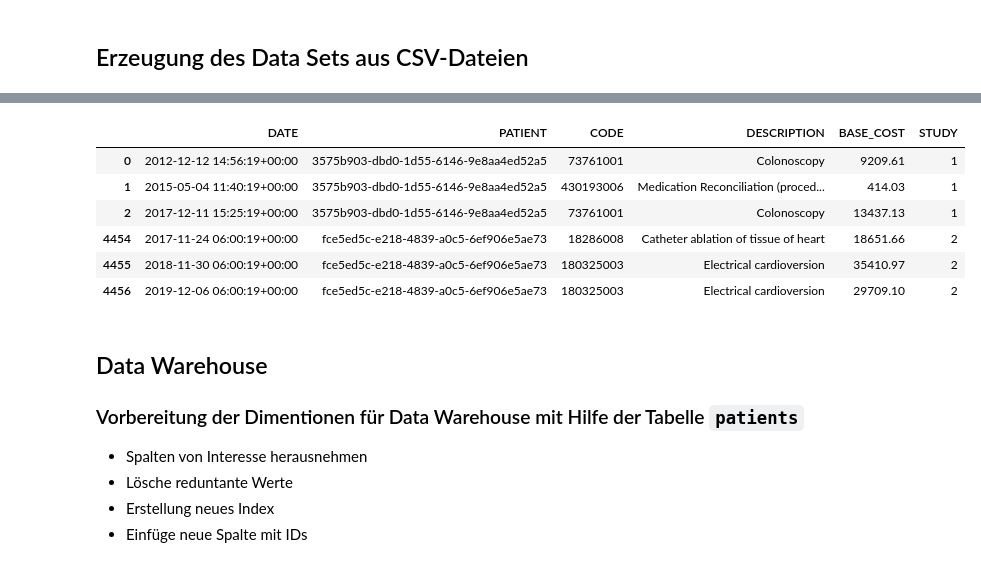
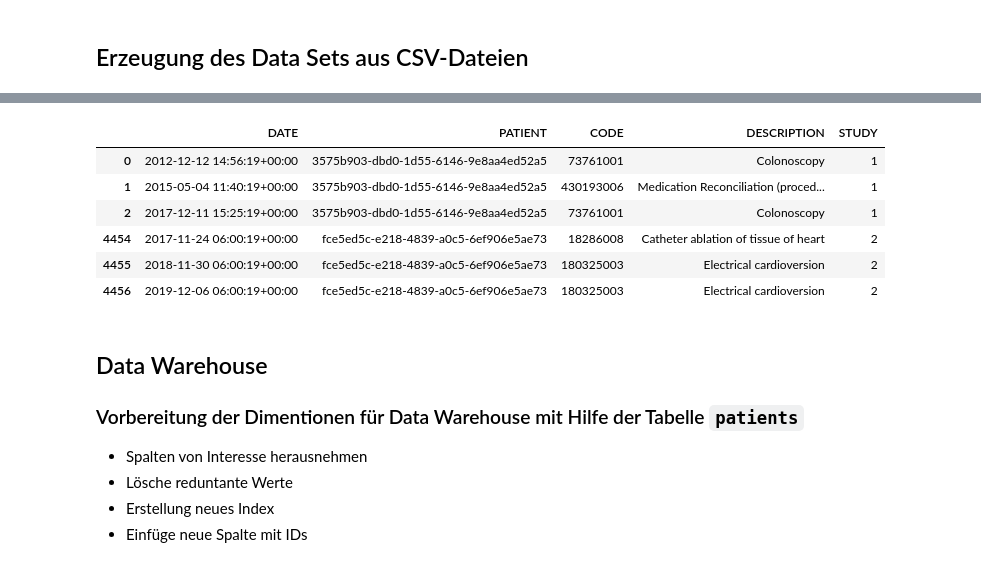
Before and after one commit to Fuenfgeld/TeamDataScDatenmanagementUndArchivierung, a Jupyter notebook: COVID19_Allergy_ETL.ipynb, the cells around one changed output, grey strips where cells are left out. Saved outputs shown, nothing was run; the diff lists cells and outputs as text; code cells hidden in the pictures.

```diff
--- a/COVID19_Allergy_ETL.ipynb
+++ b/COVID19_Allergy_ETL.ipynb
@@ -243,27 +205,27 @@ pd.concat([condition.head(3), condition.tail(3)])
 # %%
 # Procedures
 
 procedure_cov = pd.read_csv(material_path_covid19 + "/procedures.csv")
 procedure_cov["STUDY"] = 2
 
 procedure_all = pd.read_csv(material_path_allergy + "/procedures.csv")
 procedure_all["STUDY"] = 1
 
 procedure = pd.concat([procedure_all, procedure_cov])
 
-procedure = procedure.drop(['ENCOUNTER', 'REASONCODE', 'REASONDESCRIPTION'], axis=1)
+procedure = procedure.drop(['ENCOUNTER', 'REASONCODE', 'REASONDESCRIPTION', 'BASE_COST'], axis=1)
 
 procedure["DATE"] = pd.to_datetime(procedure["DATE"])
 
 pd.concat([procedure.head(3), procedure.tail(3)])
 # %% [output]
-|  | DATE | PATIENT | CODE | DESCRIPTION | BASE_COST | STUDY |
-| 0 | 2012-12-12 14:56:19+00:00 | 3575b903-dbd0-1d55-6146-9e8aa4ed52a5 | 73761001 | Colonoscopy | 9209.61 | 1 |
-| 1 | 2015-05-04 11:40:19+00:00 | 3575b903-dbd0-1d55-6146-9e8aa4ed52a5 | 430193006 | Medication Reconciliation (proced... | 414.03 | 1 |
-| 2 | 2017-12-11 15:25:19+00:00 | 3575b903-dbd0-1d55-6146-9e8aa4ed52a5 | 73761001 | Colonoscopy | 13437.13 | 1 |
-| 4454 | 2017-11-24 06:00:19+00:00 | fce5ed5c-e218-4839-a0c5-6ef906e5ae73 | 18286008 | Catheter ablation of tissue of heart | 18651.66 | 2 |
-| 4455 | 2018-11-30 06:00:19+00:00 | fce5ed5c-e218-4839-a0c5-6ef906e5ae73 | 180325003 | Electrical cardioversion | 35410.97 | 2 |
-| 4456 | 2019-12-06 06:00:19+00:00 | fce5ed5c-e218-4839-a0c5-6ef906e5ae73 | 180325003 | Electrical cardioversion | 29709.10 | 2 |
+|  | DATE | PATIENT | CODE | DESCRIPTION | STUDY |
+| 0 | 2012-12-12 14:56:19+00:00 | 3575b903-dbd0-1d55-6146-9e8aa4ed52a5 | 73761001 | Colonoscopy | 1 |
+| 1 | 2015-05-04 11:40:19+00:00 | 3575b903-dbd0-1d55-6146-9e8aa4ed52a5 | 430193006 | Medication Reconciliation (proced... | 1 |
+| 2 | 2017-12-11 15:25:19+00:00 | 3575b903-dbd0-1d55-6146-9e8aa4ed52a5 | 73761001 | Colonoscopy | 1 |
+| 4454 | 2017-11-24 06:00:19+00:00 | fce5ed5c-e218-4839-a0c5-6ef906e5ae73 | 18286008 | Catheter ablation of tissue of heart | 2 |
+| 4455 | 2018-11-30 06:00:19+00:00 | fce5ed5c-e218-4839-a0c5-6ef906e5ae73 | 180325003 | Electrical cardioversion | 2 |
+| 4456 | 2019-12-06 06:00:19+00:00 | fce5ed5c-e218-4839-a0c5-6ef906e5ae73 | 180325003 | Electrical cardioversion | 2 |
 # %% [markdown]
 ## Data Warehouse
 ### Vorbereitung der Dimentionen für Data Warehouse mit Hilfe der Tabelle `patients`
```
Also changed, not shown: parts of 45 cells of this notebook.
